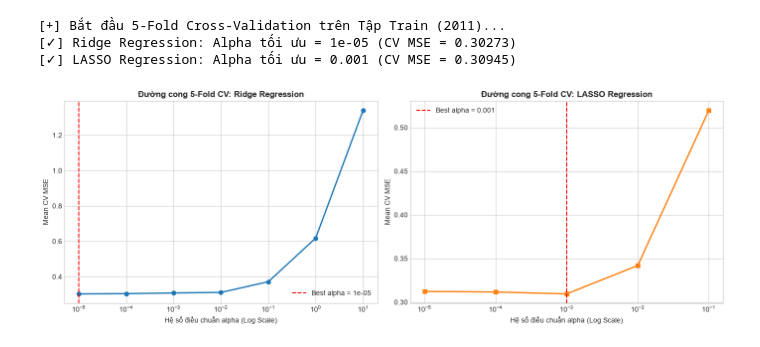
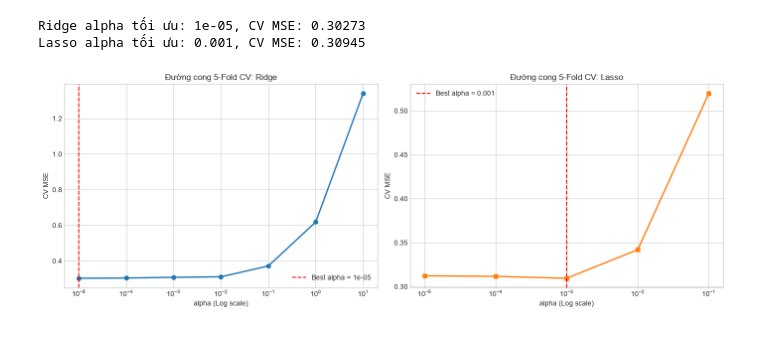
Before and after one commit to Quynh24112005/Linear-Regression-, a Jupyter notebook: Problem2 - B23DCCE081 - Lê Như Quỳnh/Problem2_BasisExpansion_Regularization.ipynb, the cells around one changed output. Drawn from its saved outputs; the diff is of its cells as text; code cells hidden in the pictures.

```diff
--- a/Problem2 - B23DCCE081 - Lê Như Quỳnh/Problem2_BasisExpansion_Regularization.ipynb
+++ b/Problem2 - B23DCCE081 - Lê Như Quỳnh/Problem2_BasisExpansion_Regularization.ipynb
@@ -263,5 +204,5 @@ Khi tăng số lượng đặc trưng từ 11 lên 32, không gian giả thuyế
 # %%
-class BaseRegressorScratch:
+class BaseRegressor:
     def __init__(self):
         self.w = None
         self.execution_time_ms = 0
@@ -281,7 +222,7 @@ class BaseRegressorScratch:
         return int(np.sum(np.abs(w_features) < tol))
 
 
-class OLSLinearRegression(BaseRegressorScratch):
+class OLSLinearRegression(BaseRegressor):
     def fit(self, X, y):
         start = time.time()
         X_bar = self._add_intercept(X)
@@ -291,7 +232,7 @@ class OLSLinearRegression(BaseRegressorScratch):
         return self
 
 
-class RidgeRegressionScratch(BaseRegressorScratch):
+class RidgeRegressionScratch(BaseRegressor):
     def __init__(self, alpha=1.0):
         super().__init__()
         self.alpha = float(alpha)
@@ -303,7 +244,7 @@ class RidgeRegressionScratch(BaseRegressorScratch):
         N, d = X_bar.shape
 
         I = np.eye(d, dtype=np.float64)
-        I[0, 0] = 0.0  # Không phạt hệ số chặn
+        I[0, 0] = 0.0
 
         XT_X = np.dot(X_bar.T, X_bar)
         XT_y = np.dot(X_bar.T, y_col)
@@ -312,7 +253,7 @@ class RidgeRegressionScratch(BaseRegressorScratch):
         return self
 
 
-class LassoRegressionScratch(BaseRegressorScratch):
+class LassoRegressionScratch(BaseRegressor):
     def __init__(self, alpha=0.01, epochs=300, tol=1e-5):
         super().__init__()
         self.alpha = float(alpha)
@@ -345,7 +286,6 @@ class LassoRegressionScratch(BaseRegressorScratch):
                 rho_j = np.dot(X_bar[:, j], residual)
 
                 if j == 0:
-                    # Hệ số chặn: Không áp dụng phạt L1
                     self.w[j] = rho_j / z[j]
                 else:
                     self.w[j] = self._soft_thresholding(rho_j, l1_penalty) / z[j]
@@ -356,5 +296,3 @@ class LassoRegressionScratch(BaseRegressorScratch):
         self.w = self.w.reshape(-1, 1)
         self.execution_time_ms = (time.time() - start) * 1000.0
         return self
-
-print("[Hoàn tất] Cài đặt OLS, Ridge và LASSO Coordinate Descent từ First Principles.")
@@ -390,47 +320,44 @@ def cross_validate(model_cls, X, y, alphas, k_folds=5):
             model = model_cls(alpha=alpha)
             model.fit(X_cv_tr, y_cv_tr)
             y_val_pred = model.predict(X_cv_val)
             fold_mses.append(mean_squared_error(y_cv_val, y_val_pred))
 
         cv_scores.append(np.mean(fold_mses))
 
     best_idx = np.argmin(cv_scores)
     return alphas[best_idx], alphas, cv_scores
 
-# Lưới tìm kiếm siêu tham số alpha
 alphas_ridge = [1e-5, 1e-4, 1e-3, 1e-2, 0.1, 1.0, 10.0]
 alphas_lasso = [1e-5, 1e-4, 1e-3, 1e-2, 0.1]
 
-print("[+] Bắt đầu 5-Fold Cross-Validation trên Tập Train (2011)...")
 best_alpha_ridge, alphas_r, scores_r = cross_validate(RidgeRegressionScratch, X_tr_l2, y_train, alphas_ridge)
-print(f"[✓] Ridge Regression: Alpha tối ưu = {best_alpha_ridge} (CV MSE = {min(scores_r):.5f})")
+print(f"Ridge alpha tối ưu: {best_alpha_ridge}, CV MSE: {min(scores_r):.5f}")
 
 best_alpha_lasso, alphas_l, scores_l = cross_validate(LassoRegressionScratch, X_tr_l2, y_train, alphas_lasso)
-print(f"[✓] LASSO Regression: Alpha tối ưu = {best_alpha_lasso} (CV MSE = {min(scores_l):.5f})")
+print(f"Lasso alpha tối ưu: {best_alpha_lasso}, CV MSE: {min(scores_l):.5f}")
 
-# Vẽ đồ thị đường cong đánh giá chéo
+# Vẽ đường cong đánh giá chéo
 fig, axes = plt.subplots(1, 2, figsize=(14, 5))
 
 axes[0].plot(alphas_r, scores_r, 'o-', color='#1f77b4', lw=2, markersize=6)
 axes[0].axvline(best_alpha_ridge, color='red', linestyle='--', label=f'Best alpha = {best_alpha_ridge}')
 axes[0].set_xscale('log')
-axes[0].set_title('Đường cong 5-Fold CV: Ridge Regression', fontweight='bold', fontsize=12)
-axes[0].set_xlabel('Hệ số điều chuẩn alpha (Log Scale)')
-axes[0].set_ylabel('Mean CV MSE')
-axes[0].legend(fontsize=10)
+axes[0].set_title('Đường cong 5-Fold CV: Ridge', fontsize=12)
+axes[0].set_xlabel('alpha (Log scale)')
+axes[0].set_ylabel('CV MSE')
+axes[0].legend()
 
 axes[1].plot(alphas_l, scores_l, 's-', color='#ff7f0e', lw=2, markersize=6)
 axes[1].axvline(best_alpha_lasso, color='red', linestyle='--', label=f'Best alpha = {best_alpha_lasso}')
 axes[1].set_xscale('log')
-axes[1].set_title('Đường cong 5-Fold CV: LASSO Regression', fontweight='bold', fontsize=12)
-axes[1].set_xlabel('Hệ số điều chuẩn alpha (Log Scale)')
-axes[1].set_ylabel('Mean CV MSE')
-axes[1].legend(fontsize=10)
+axes[1].set_title('Đường cong 5-Fold CV: Lasso', fontsize=12)
+axes[1].set_xlabel('alpha (Log scale)')
+axes[1].set_ylabel('CV MSE')
+axes[1].legend()
 
 plt.tight_layout()
 plt.show()
 # %% [output]
-[+] Bắt đầu 5-Fold Cross-Validation trên Tập Train (2011)...
-[✓] Ridge Regression: Alpha tối ưu = 1e-05 (CV MSE = 0.30273)
-[✓] LASSO Regression: Alpha tối ưu = 0.001 (CV MSE = 0.30945)
+Ridge alpha tối ưu: 1e-05, CV MSE: 0.30273
+Lasso alpha tối ưu: 0.001, CV MSE: 0.30945
-[figure, old version]
+[figure, new version]
```
Also changed, not shown: parts of 23 cells of this notebook, 6 other files.
